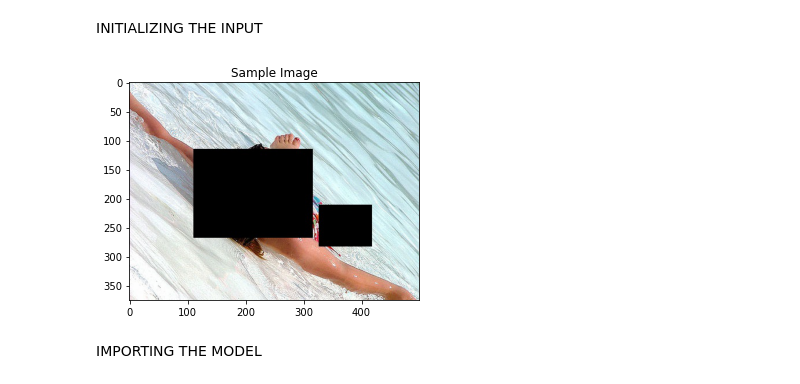
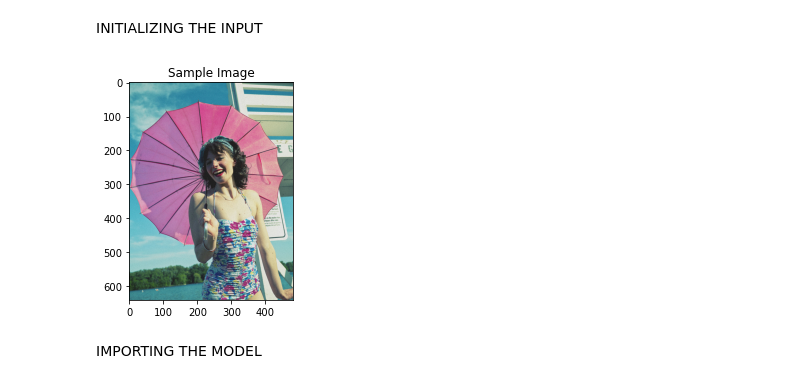
Before and after one commit to Debjyoti-Adhikary/eXplainable_Image_Captioning, a Jupyter notebook: LSTM_Based_Saliency_Tree.ipynb, the cells around one changed output. Saved outputs shown, nothing was run; the diff lists cells and outputs as text; code cells hidden in the pictures.

```diff
--- a/LSTM_Based_Saliency_Tree.ipynb
+++ b/LSTM_Based_Saliency_Tree.ipynb
@@ -81,11 +81,11 @@ cuda
 # %% [markdown]
 INITIALIZING THE INPUT
 # %%
-file_name = 'child_adverserial.jpg'
+file_name = 'girl_umbrella.jpg'
 address = os.path.join(os.getcwd(),'images',file_name)
 orig_image, input_image = fetch_image(address)
 # %% [output]
-[figure, old version]
+[figure, new version]
 # %% [markdown]
 IMPORTING THE MODEL
 # %%
```
Also changed, not shown: parts of 9 cells of this notebook, 9 other files.
